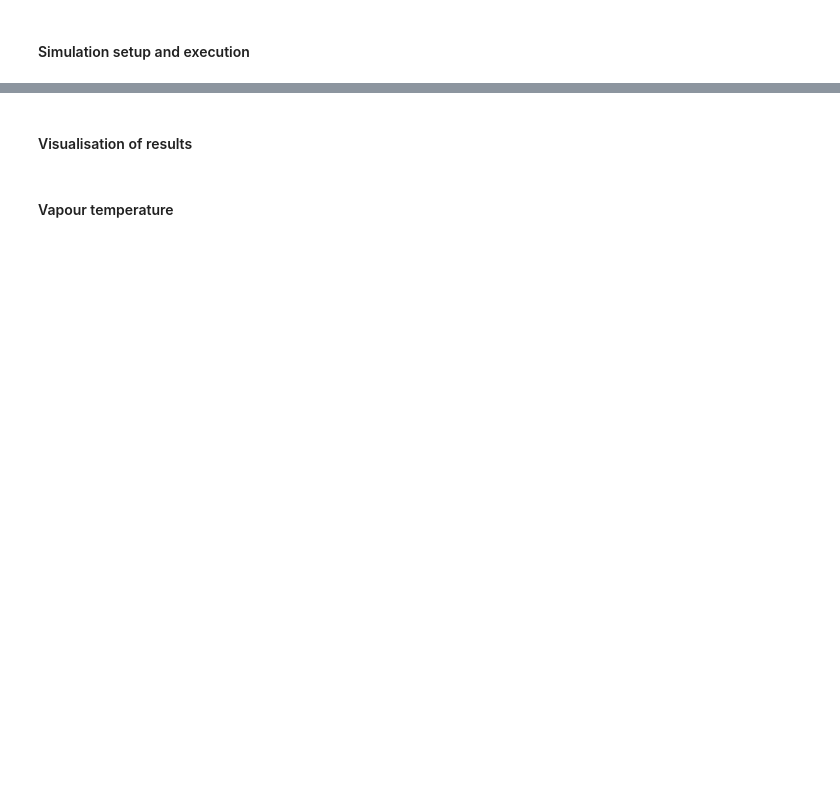
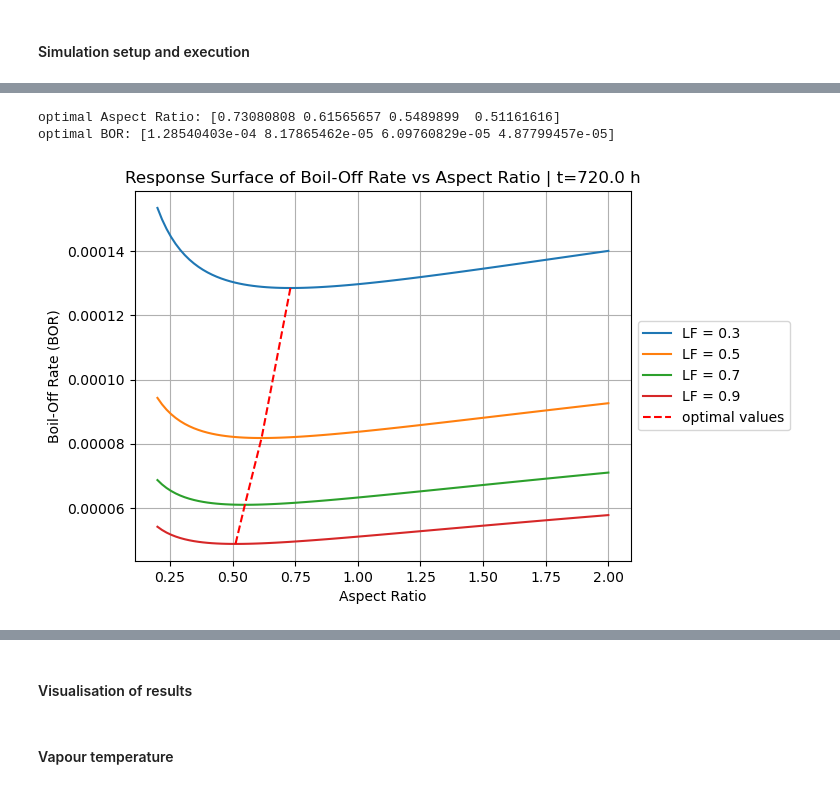
Before and after one commit to felipehuerta17/CryoEvap, a Jupyter notebook: notebooks/ammonia_large_720h_JAX.ipynb, the cells around one changed output, grey strips where cells are left out. Drawn from its saved outputs; the diff is of its cells as text; code cells hidden in the pictures; blank space fills up the shorter version.

```diff
--- a/notebooks/ammonia_large_720h_JAX.ipynb
+++ b/notebooks/ammonia_large_720h_JAX.ipynb
@@ -134,0 +141,6 @@ opti.plot_surface_response(jnp.linspace(0.2, 2, 100), 720*3600)
+# %%
+opti.plot_surface_response_liquid_filling(jnp.linspace(0.2, 2, 100), jnp.linspace(0.3, 0.9, 4),720*3600)
+# %% [output]
+optimal Aspect Ratio: [0.73080808 0.61565657 0.5489899  0.51161616]
+optimal BOR: [1.28540403e-04 8.17865462e-05 6.09760829e-05 4.87799457e-05]
+[figure, added]
```
Also changed, not shown: parts of 10 cells of this notebook, 7 other files.
